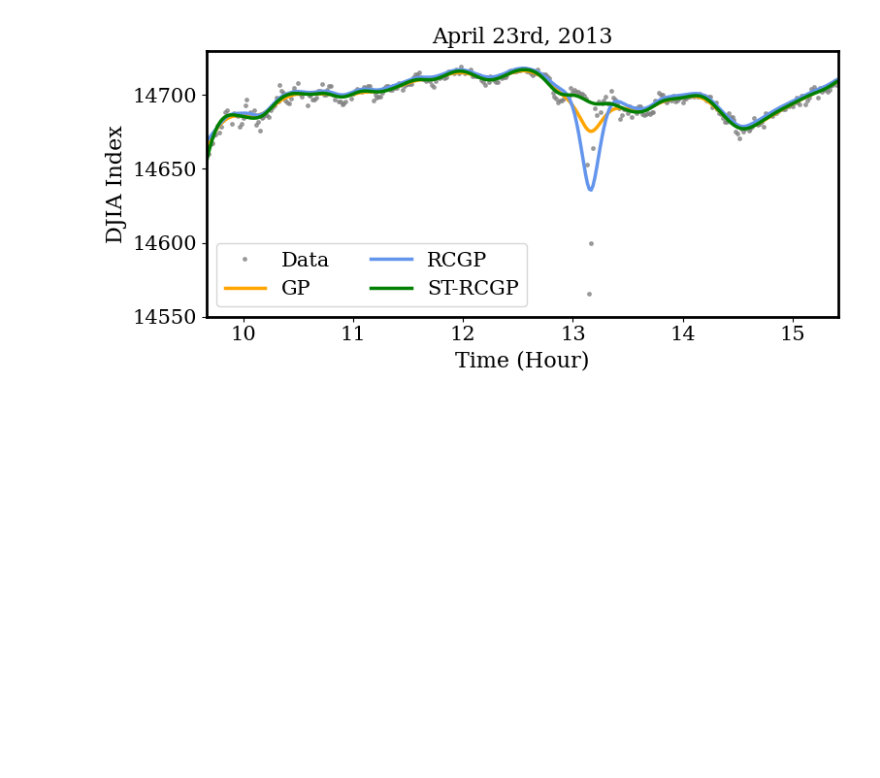
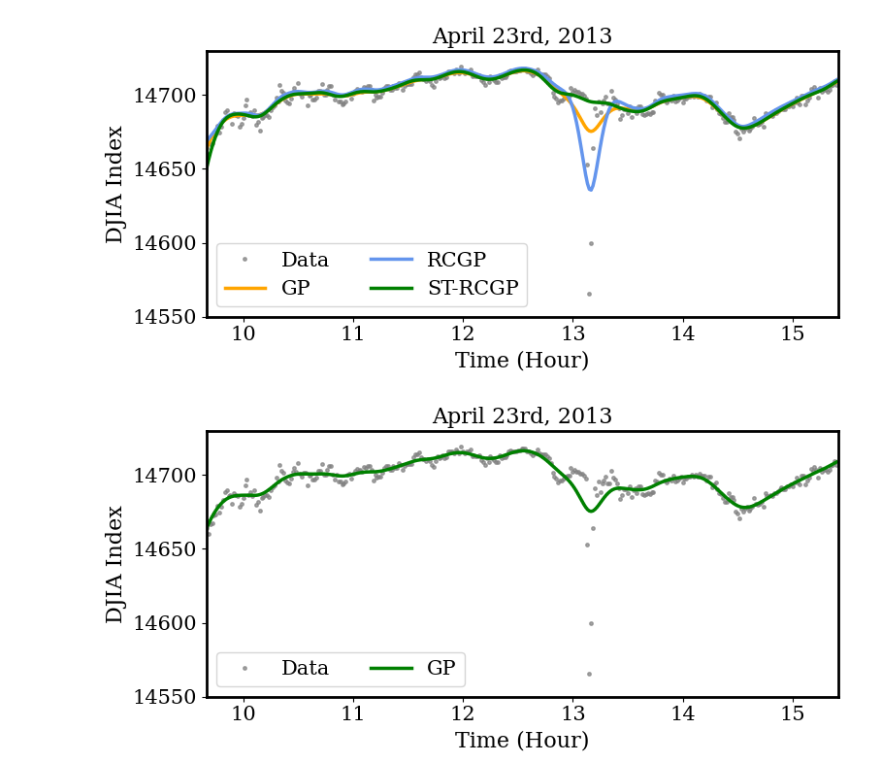
Before and after one commit to williamlaplante/ST-RCGP, a Jupyter notebook: experiments/financial-applications/twitter-flash-crash/twitter-flash-crash-GIF-collection.ipynb, the cells around one changed output. Cells and saved outputs as stored; diff of their text form; code cells hidden in the pictures; blank space fills up the shorter version.

Commit message:
added animations upon matias request

```diff
--- a/experiments/financial-applications/twitter-flash-crash/twitter-flash-crash-GIF-collection.ipynb
+++ b/experiments/financial-applications/twitter-flash-crash/twitter-flash-crash-GIF-collection.ipynb
@@ -385,3 +385,96 @@ writer = PillowWriter(fps=50)
 ani.save("my_animation.gif", writer=writer)
 # %% [output]
 [figure]
+# %%
+fig, axs = get_fig()
+
+
+dates = pd.to_datetime(flash_crash_dji.date)
+
+idx1 = (dates >= '2013-04-23') & (dates <= dates.iloc[-50])
+x1 = dates[idx1]
+
+pred_rtgp = mu_rtgp.flatten().numpy()
+
+outlier_min_idx = obs[idx1].argmin() - 1
+outlier_max_idx = obs[idx1].argmin() + 3
+
+
+x_arrays = [
+    x1,
+    x1,
+]
+
+y_arrays = [
+    obs[idx1]* obs_std + obs_center,
+    mu_sklearn[idx1]* obs_std + obs_center,
+]
+
+colors = [
+    'gray',
+    'green'
+]
+
+
+
+labels = [
+    "Data",
+    "GP"
+    ]
+
+
+lines0 = []
+
+
+for j in range(2):
+
+    if j==0:
+        line, = axs.plot([], [], '.', markersize=5, color=colors[j], alpha=0.7, label=labels[j])
+    else:
+        line, = axs.plot([], [], '-', color=colors[j], label=labels[j])
+
+    lines0.append(line)
+
+
+
+def init():
+    """
+    This function will run once at the start,
+    clearing any existing data from the lines.
+    """
+    for line in lines0:
+        line.set_data([], [])
+
+    return lines0
+
+
+def animate(i):
+    """
+    For frame i, plot each line from index 0 up to i.
+    Thus, each line "grows" with every new frame.
+    """
+
+    for line, x_arr, y_arr in zip(lines0, x_arrays, y_arrays):
+        line.set_data(x_arr[:i], y_arr[:i])
+
+    if i == 1:
+        axs.legend(loc='lower left', ncol=2)
+
+
+    return lines0
+
+num_frames = len(x_arrays[0])  # assuming all have the same length
+
+ani = FuncAnimation(
+    fig,              # figure to animate
+    animate,          # function to call on each frame
+    init_func=init,   # initialization function (clear lines)
+    frames=num_frames,
+    interval=1,      # delay between frames in milliseconds
+    blit=True         # improves performance on most backends
+)
+
+writer = PillowWriter(fps=40)
+ani.save("my_animation_stgp.gif", writer=writer)
+# %% [output]
+[figure, added]
```
Also changed, not shown: parts of 3 cells of this notebook, 5 other files.
